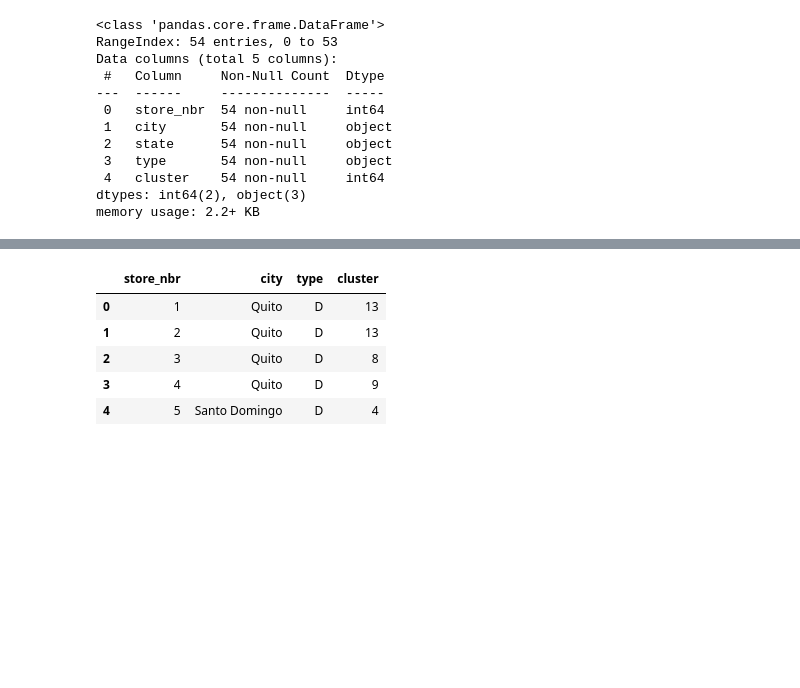
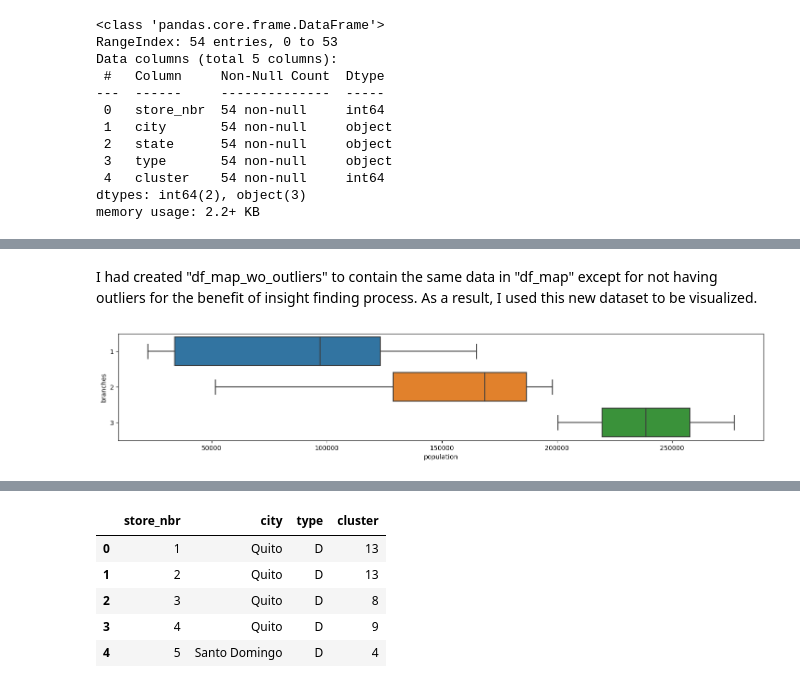
Before and after one commit to Komsan-Kongwongsupak/store-sales, a Jupyter notebook: store-sales.ipynb, the cells around one changed output, grey strips where cells are left out. Drawn from its saved outputs; the diff is of its cells as text; code cells hidden in the pictures; blank space fills up the shorter version.

```diff
--- a/store-sales.ipynb
+++ b/store-sales.ipynb
@@ -68,0 +139,4 @@ print(ecu_map)
+# %%
+df_map_wo_outliers = df_map.drop(df_map[df_map['population'] > 1000000].index)
+
+df_map_wo_outliers.head(5)
@@ -68,0 +150,8 @@ print(ecu_map)
+# %% [markdown]
+<p>I had created "df_map_wo_outliers" to contain the same data in "df_map" except for not having outliers for the benefit of insight finding process. As a result, I used this new dataset to be visualized.</p>
+# %%
+plt.figure(figsize=(18, 3))
+ax = sns.boxplot(data=df_map_wo_outliers, x='population', y='branches', orient='h')
+plt.show()
+# %% [output]
+[figure, added]
```
Also changed, not shown: parts of 22 cells of this notebook.
